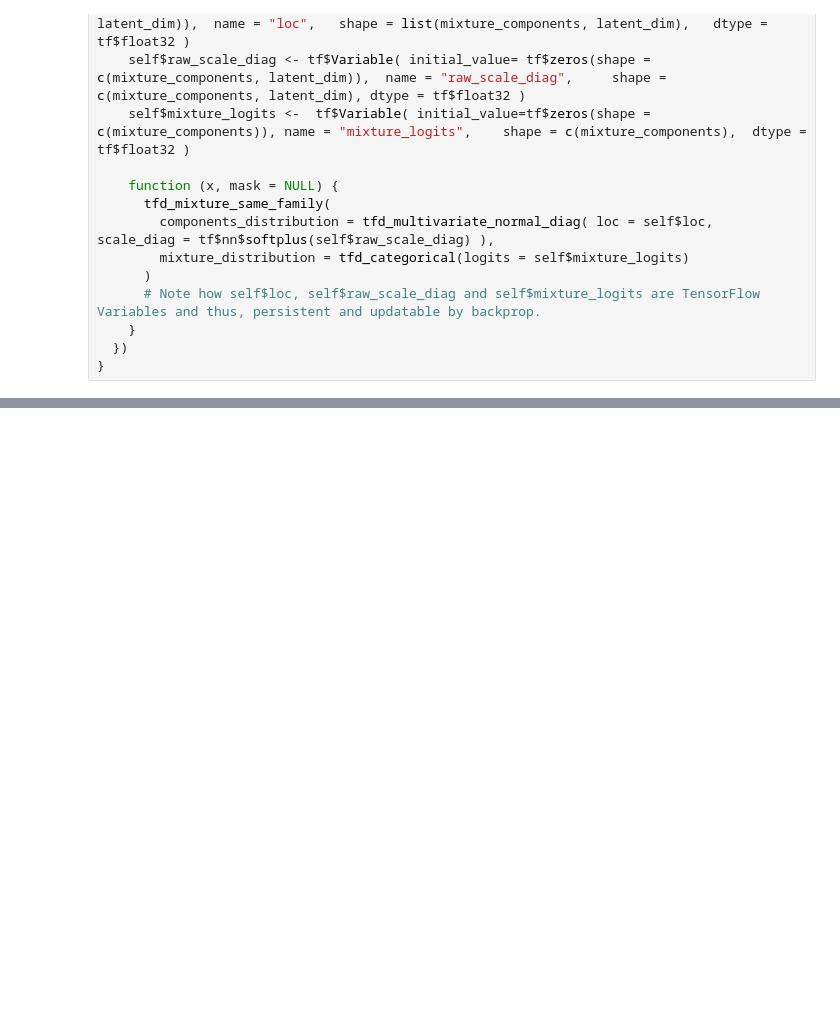
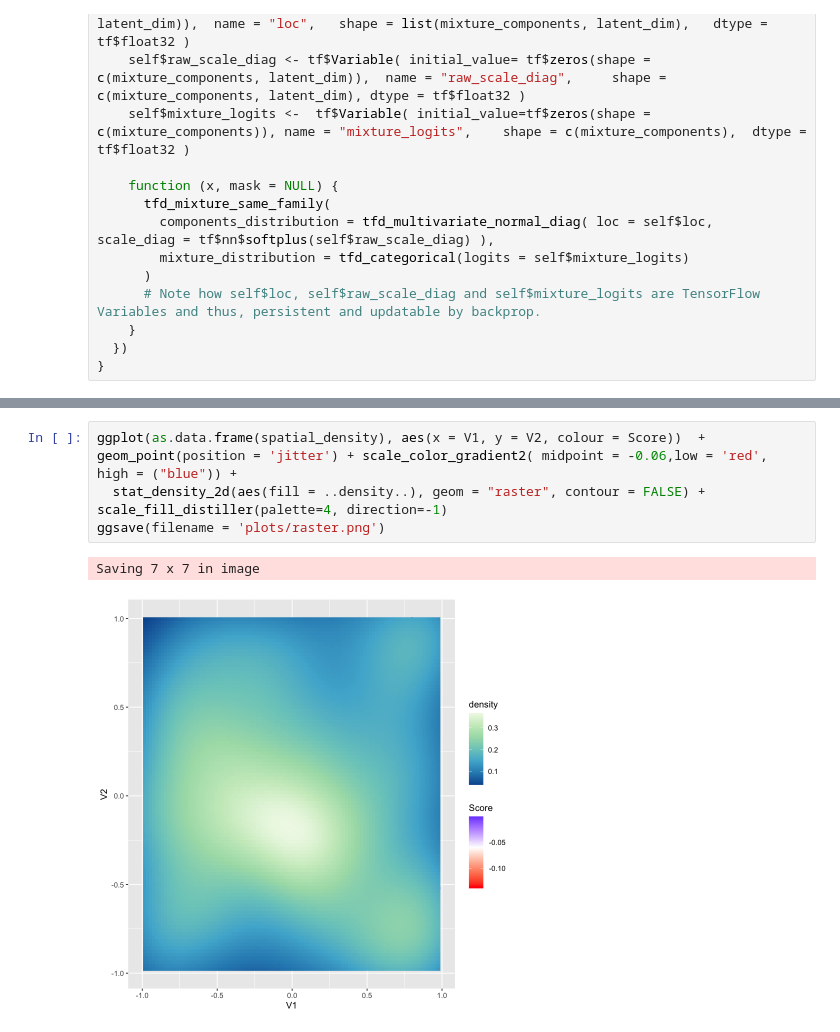
Before and after one commit to vishalhawa/odsc, a Jupyter notebook: tfp_rnn_vae_lp.ipynb, the cells around one changed output, grey strips where cells are left out. Saved outputs shown, nothing was run; the diff lists cells and outputs as text; blank space fills up the shorter version.

```diff
--- a/tfp_rnn_vae_lp.ipynb
+++ b/tfp_rnn_vae_lp.ipynb
@@ -160,0 +218,7 @@ show_space('test',size = 2000,encoder = encoder_ts, pre = '_lp',
+# %%
+ggplot(as.data.frame(spatial_density), aes(x = V1, y = V2, colour = Score))  +   geom_point(position = 'jitter') + scale_color_gradient2( midpoint = -0.06,low = 'red',  high = ("blue")) +
+  stat_density_2d(aes(fill = ..density..), geom = "raster", contour = FALSE) + scale_fill_distiller(palette=4, direction=-1)
+ggsave(filename = 'plots/raster.png')
+# %% [output]
+Saving 7 x 7 in image
+[figure, added]
```
Also changed, not shown: parts of 17 cells of this notebook, 10 other files.
